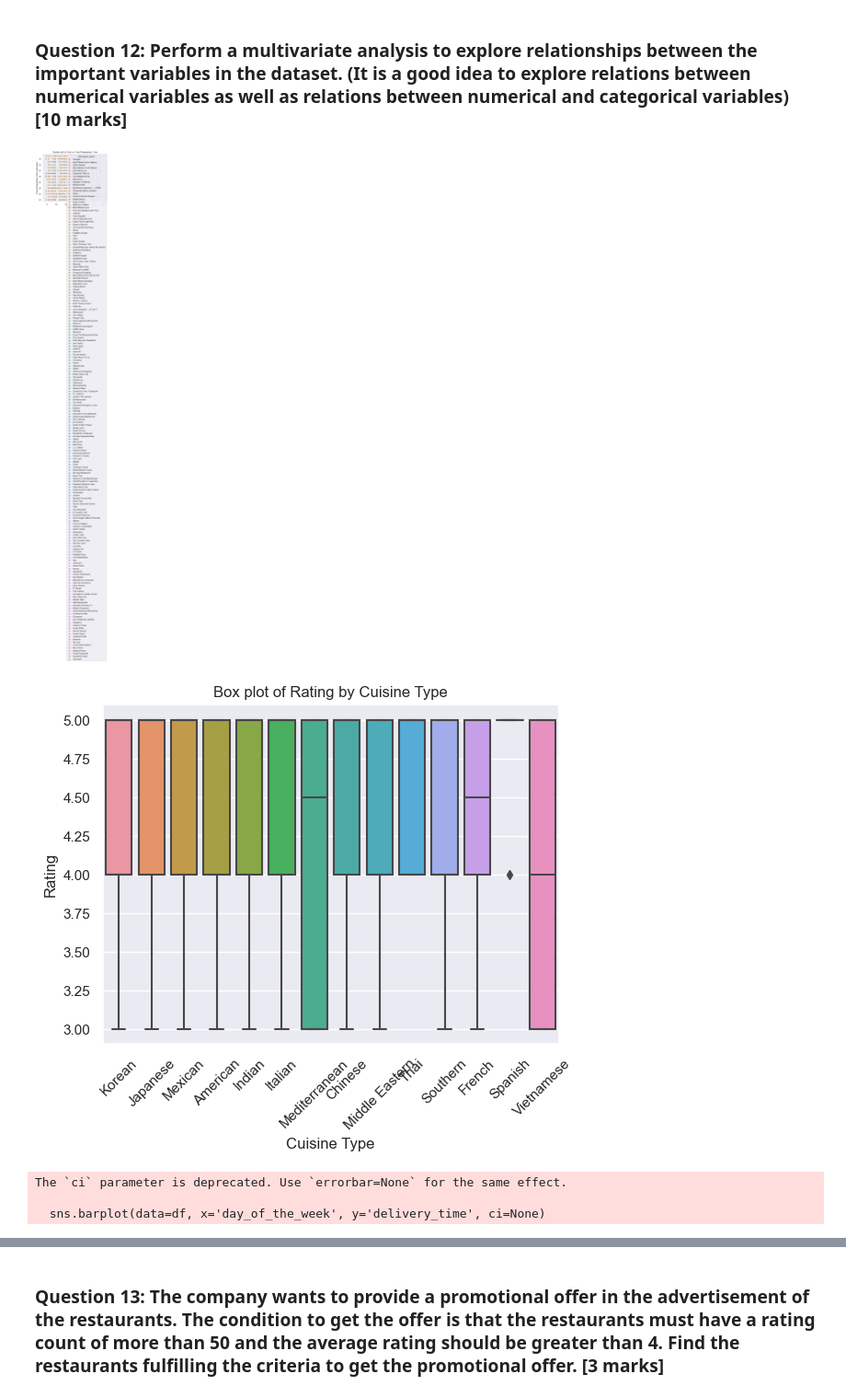
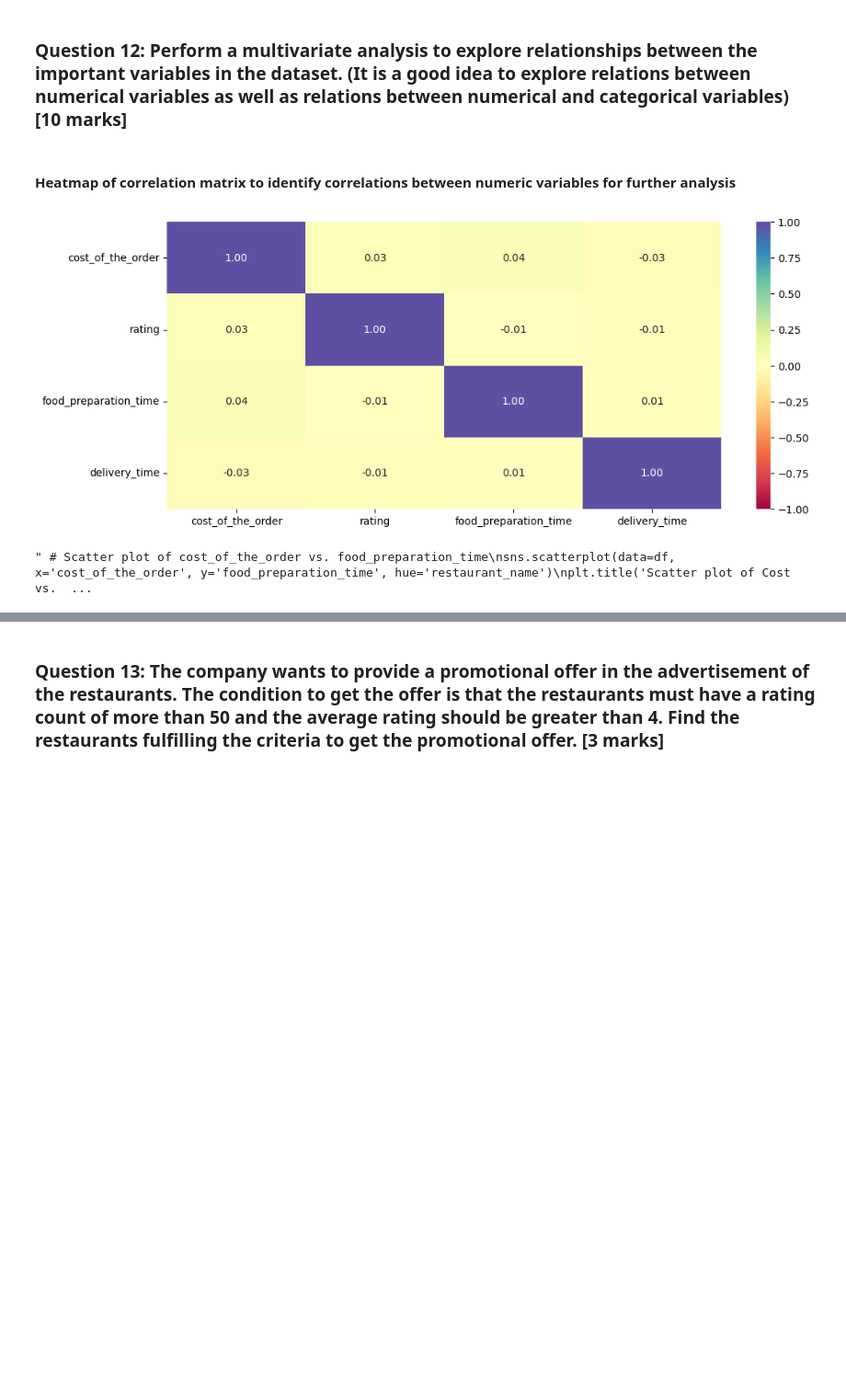
Before and after one commit to jsomerville/PGP-AI-ML-BA-UTA-JS, a Jupyter notebook: Project 1-Python Foundations/PYF_Project_LearnerNotebook_FullCode.ipynb, the cells around one changed output, grey strips where cells are left out. Shown: that part at 92% size. Saved outputs shown, nothing was run; the diff lists cells and outputs as text; code cells hidden in the pictures; blank space fills up the shorter version.

```diff
--- a/Project 1-Python Foundations/PYF_Project_LearnerNotebook_FullCode.ipynb
+++ b/Project 1-Python Foundations/PYF_Project_LearnerNotebook_FullCode.ipynb
@@ -315,31 +367,43 @@ The 3 most frequent customers and their order counts are below:
 ### Multivariate Analysis
 # %% [markdown]
 ### **Question 12**: Perform a multivariate analysis to explore relationships between the important variables in the dataset. (It is a good idea to explore relations between numerical variables as well as relations between numerical and categorical variables) [10 marks]
+# %% [markdown]
+#### Heatmap of correlation matrix to identify correlations between numeric variables for further analysis
 # %%
-# Scatter plot of cost_of_the_order vs. food_preparation_time
+# Check for correlation among numerical variables
+num_var = ['cost_of_the_order','rating','food_preparation_time','delivery_time']
+corr = df[num_var].corr()
+# plot the heatmap
+plt.figure(figsize=(12, 5))
+sns.heatmap(corr, annot=True, vmin=-1, vmax=1, fmt=".2f", cmap="Spectral")
+plt.show()
+
+#Scatter plots of high correlation pairs
+#Box plots of categorical variables by numerical variables
+#Lineplots of continuous variables such as price
+#Scatter plot of cost_of_the_order vs. rating
+
+""" # Scatter plot of cost_of_the_order vs. food_preparation_time
 sns.scatterplot(data=df, x='cost_of_the_order', y='food_preparation_time', hue='restaurant_name')
 plt.title('Scatter plot of Cost vs. Food Preparation Time')
 plt.xlabel('Cost of the Order')
 plt.ylabel('Food Preparation Time (minutes)')
 plt.show()
 
 # Box plot of rating by cuisine_type
 sns.boxplot(data=df, x='cuisine_type', y='rating')
 plt.title('Box plot of Rating by Cuisine Type')
 plt.xlabel('Cuisine Type')
 plt.ylabel('Rating')
 plt.xticks(rotation=45)
 plt.show()
 
 # Bar plot of average delivery_time by day_of_the_week
 sns.barplot(data=df, x='day_of_the_week', y='delivery_time', ci=None)
 plt.title('Average Delivery Time by Day of the Week')
 plt.xlabel('Day of the Week')
 plt.ylabel('Average Delivery Time (minutes)')
-plt.show()
+plt.show() """
 # %% [output]
-[figure, old version]
+[figure, new version]
-[figure, removed]
-The `ci` parameter is deprecated. Use `errorbar=None` for the same effect.
-
-  sns.barplot(data=df, x='day_of_the_week', y='delivery_time', ci=None)
+" # Scatter plot of cost_of_the_order vs. food_preparation_time\nsns.scatterplot(data=df, x='cost_of_the_order', y='food_preparation_time', hue='restaurant_name')\nplt.title('Scatter plot of Cost vs.  ...
```
Also changed, not shown: parts of 5 cells of this notebook.
